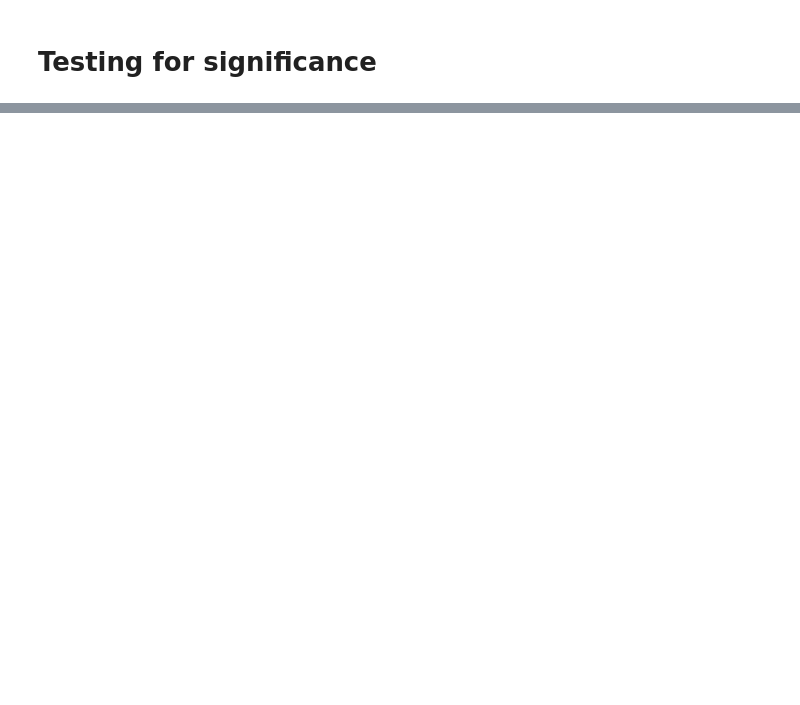
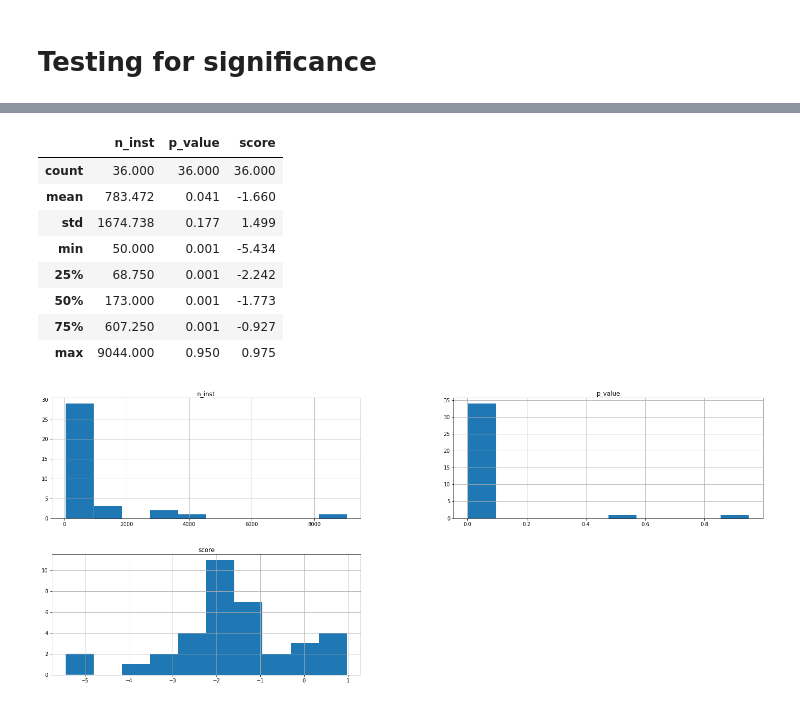
Before and after one commit to biolab/ipynb, a Jupyter notebook: 2017-monroe/monroe-netztest.ipynb, the cells around one changed output, grey strips where cells are left out. Saved outputs shown, nothing was run; the diff lists cells and outputs as text; code cells hidden in the pictures; blank space fills up the shorter version.

```diff
--- a/2017-monroe/monroe-netztest.ipynb
+++ b/2017-monroe/monroe-netztest.ipynb
@@ -299,0 +438,3 @@ Name: p_value, dtype: float64
+# %%
+%%time
+network_type_sim_mcc_mnc_pvals = ttest(X, ['network_type', 'sim_mcc_mnc'], y, n_jobs=-1)
@@ -300,2 +468,16 @@ Name: p_value, dtype: float64
+# %%
+network_type_sim_mcc_mnc_pvals.hist()
+network_type_sim_mcc_mnc_pvals.describe()
+# %% [output]
+|  | n_inst | p_value | score |
+| count | 36.000 | 36.000 | 36.000 |
+| mean | 783.472 | 0.041 | -1.660 |
+| std | 1674.738 | 0.177 | 1.499 |
+| min | 50.000 | 0.001 | -5.434 |
+| 25% | 68.750 | 0.001 | -2.242 |
+| 50% | 173.000 | 0.001 | -1.773 |
+| 75% | 607.250 | 0.001 | -0.927 |
+| max | 9044.000 | 0.950 | 0.975 |
+[figure, added]
 # %%
 ...
```
Also changed, not shown: parts of 31 cells of this notebook.
